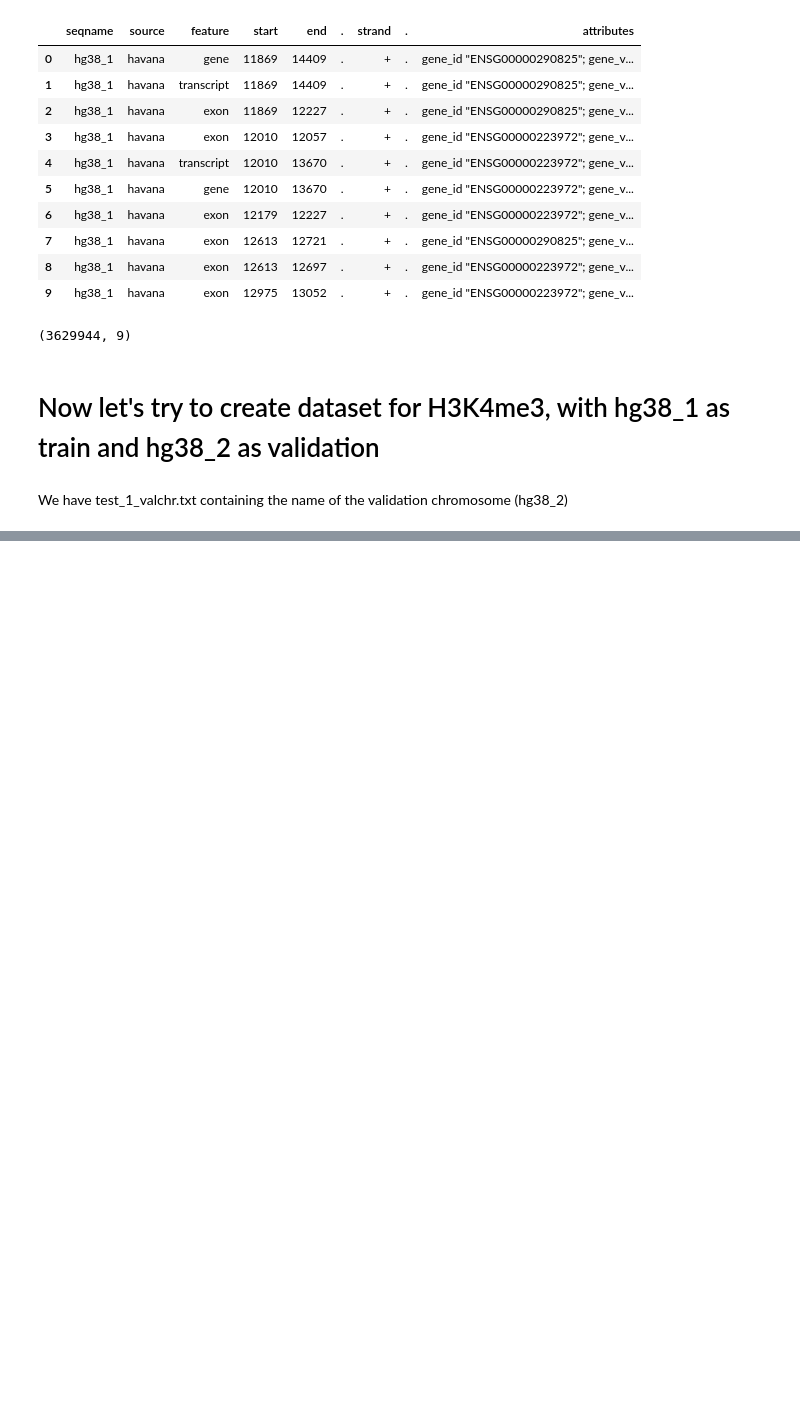
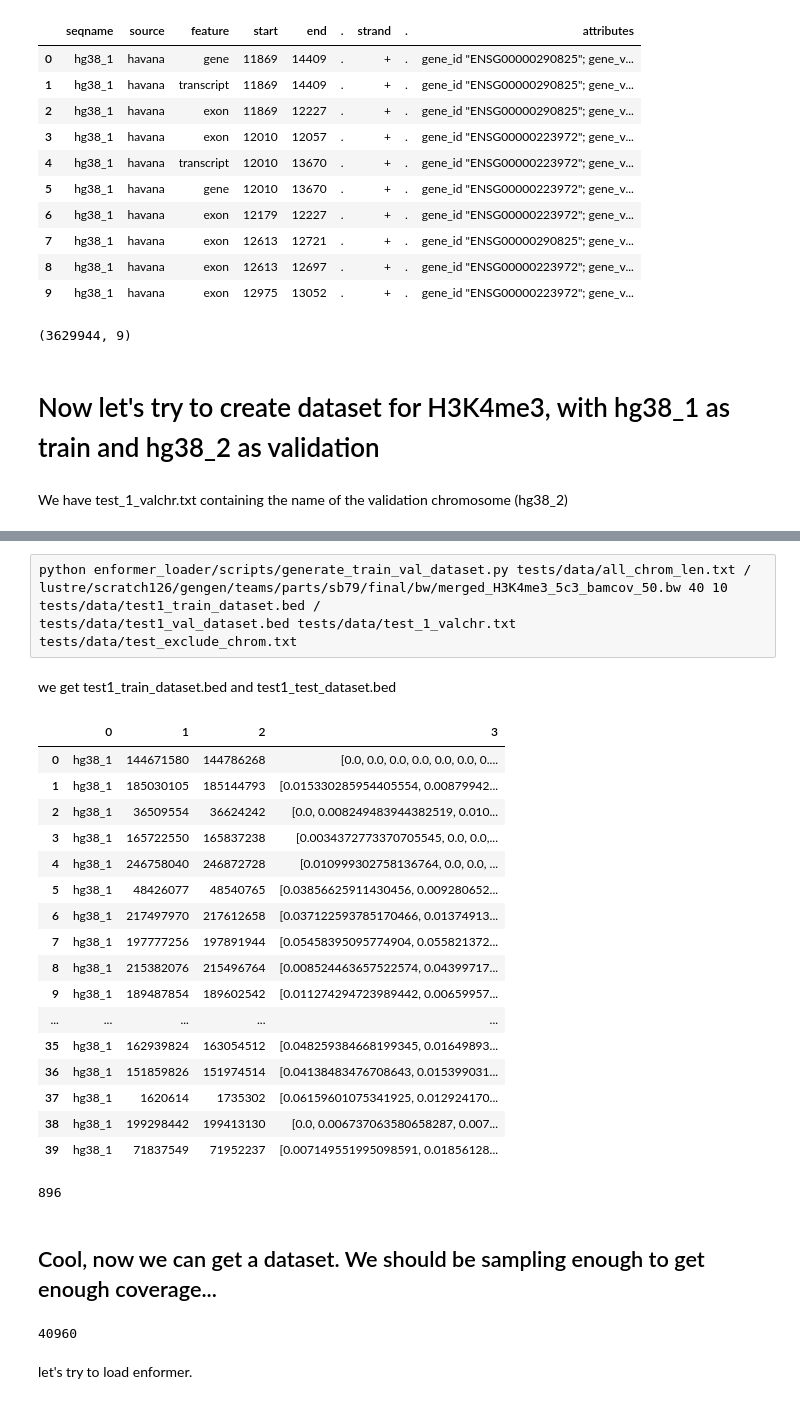
Before and after one commit to sgb67/enformer_loader_sgb, a Jupyter notebook: enformer_try.ipynb, the cells around one changed output, grey strips where cells are left out. Cells and saved outputs as stored; diff of their text form; code cells hidden in the pictures; blank space fills up the shorter version.

```diff
--- a/enformer_try.ipynb
+++ b/enformer_try.ipynb
@@ -174,0 +190,28 @@ We have test_1_valchr.txt containing the name of the validation chromosome (hg38
+# %% [raw]
+python enformer_loader/scripts/generate_train_val_dataset.py tests/data/all_chrom_len.txt /
+lustre/scratch126/gengen/teams/parts/sb79/final/bw/merged_H3K4me3_5c3_bamcov_50.bw 40 10 tests/data/test1_train_dataset.bed /
+tests/data/test1_val_dataset.bed tests/data/test_1_valchr.txt tests/data/test_exclude_chrom.txt
+# %% [markdown]
+we get test1_train_dataset.bed and test1_test_dataset.bed
+# %%
+path = 'tests/data/'
+bed_df = pd.read_csv(path + 'test1_train_dataset.bed', sep='\t', header=None)
+bed_df
+# %% [output]
+|  | 0 | 1 | 2 | 3 |
+| 0 | hg38_1 | 144671580 | 144786268 | [0.0, 0.0, 0.0, 0.0, 0.0, 0.0, 0.... |
+| 1 | hg38_1 | 185030105 | 185144793 | [0.015330285954405554, 0.00879942... |
+| 2 | hg38_1 | 36509554 | 36624242 | [0.0, 0.008249483944382519, 0.010... |
+| 3 | hg38_1 | 165722550 | 165837238 | [0.0034372773370705545, 0.0, 0.0,... |
+| 4 | hg38_1 | 246758040 | 246872728 | [0.010999302758136764, 0.0, 0.0, ... |
+| 5 | hg38_1 | 48426077 | 48540765 | [0.03856625911430456, 0.009280652... |
+| 6 | hg38_1 | 217497970 | 217612658 | [0.037122593785170466, 0.01374913... |
+| 7 | hg38_1 | 197777256 | 197891944 | [0.05458395095774904, 0.055821372... |
+| 8 | hg38_1 | 215382076 | 215496764 | [0.008524463657522574, 0.04399717... |
+| 9 | hg38_1 | 189487854 | 189602542 | [0.011274294723989442, 0.00659957... |
+| ... | ... | ... | ... | ... |
+| 35 | hg38_1 | 162939824 | 163054512 | [0.048259384668199345, 0.01649893... |
+| 36 | hg38_1 | 151859826 | 151974514 | [0.04138483476708643, 0.015399031... |
+| 37 | hg38_1 | 1620614 | 1735302 | [0.06159601075341925, 0.012924170... |
+| 38 | hg38_1 | 199298442 | 199413130 | [0.0, 0.006737063580658287, 0.007... |
+| 39 | hg38_1 | 71837549 | 71952237 | [0.007149551995098591, 0.01856128... |
@@ -174,0 +220,12 @@ We have test_1_valchr.txt containing the name of the validation chromosome (hg38
+# %%
+len(ast.literal_eval(bed_df.iloc[1,3])) # length is 896!
+# %% [output]
+896
+# %% [markdown]
+## Cool, now we can get a dataset. We should be sampling enough to get enough coverage...
+# %%
+320*128
+# %% [output]
+40960
+# %% [markdown]
+let's try to load enformer.
```
Also changed, not shown: parts of 18 cells of this notebook, 6 other files.
